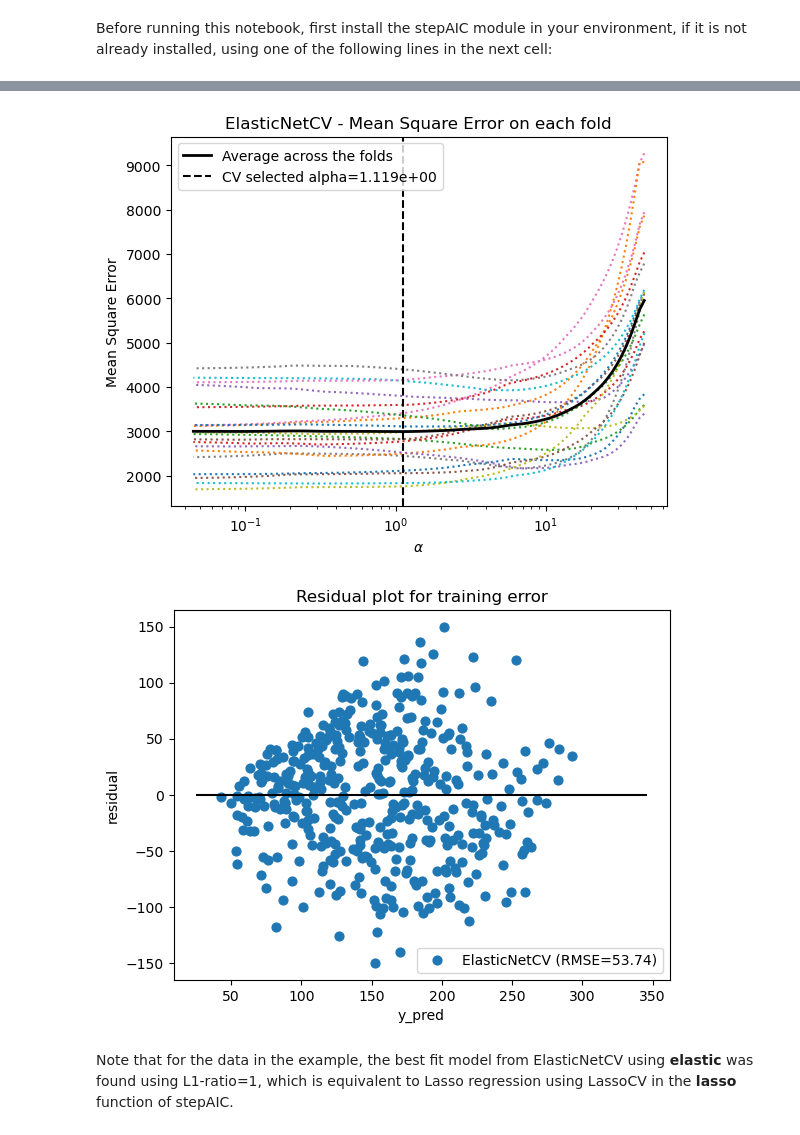
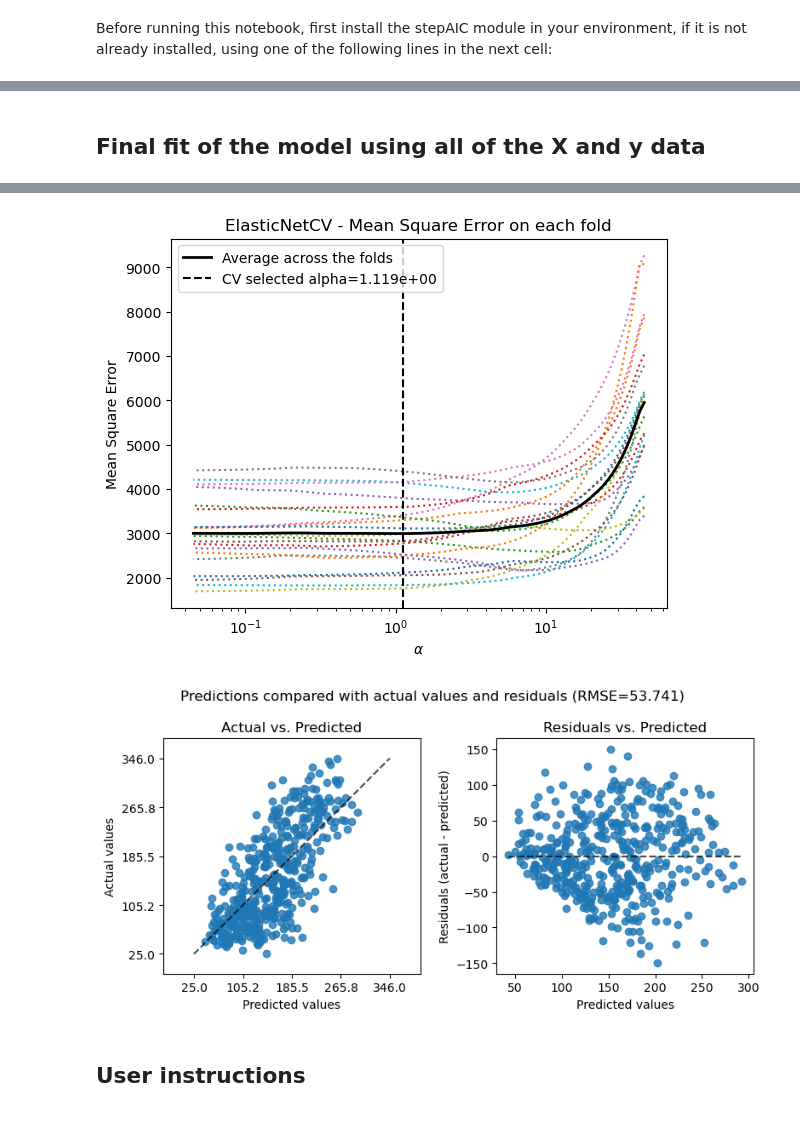
Before and after one commit to gjpelletier/stepAIC, a Jupyter notebook: Example_ElasticNet_regression.ipynb, the cells around one changed output, grey strips where cells are left out. Cells and saved outputs as stored; diff of their text form; code cells hidden in the pictures.

```diff
--- a/Example_ElasticNet_regression.ipynb
+++ b/Example_ElasticNet_regression.ipynb
@@ -39,5 +68,6 @@ Next, we will use the **elastic** function in stepAIC to fit the ElasticNet regr
+# %% [markdown]
+## Final fit of the model using all of the X and y data
 # %%
 from stepAIC import elastic
-
-model_objects, model_outputs = elastic(X, y)
+final_model, final_output = elastic(X, y)
 # %% [output]
@@ -61,5 +91,5 @@ Time elapsed: 2.36 sec
 [figure]
 [figure]
-[figure, old version]
+[figure, new version]
-# %% [markdown]
-Note that for the data in the example, the best fit model from ElasticNetCV using **elastic** was found using L1-ratio=1, which is equivalent to Lasso regression using LassoCV in the **lasso** function of stepAIC.
+# %% [markdown]
+## User instructions
```
Also changed, not shown: parts of 12 cells of this notebook, 2 other files.
